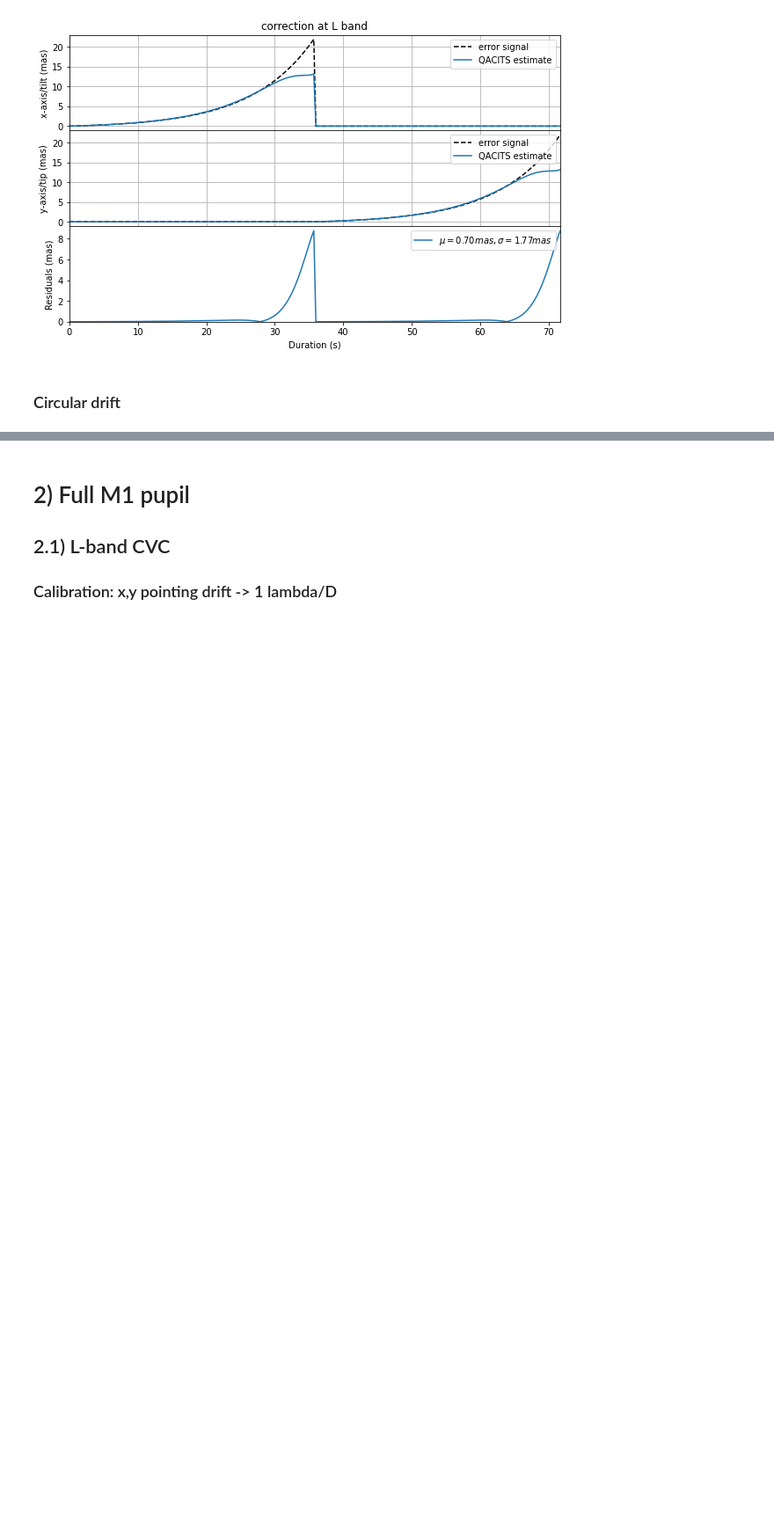
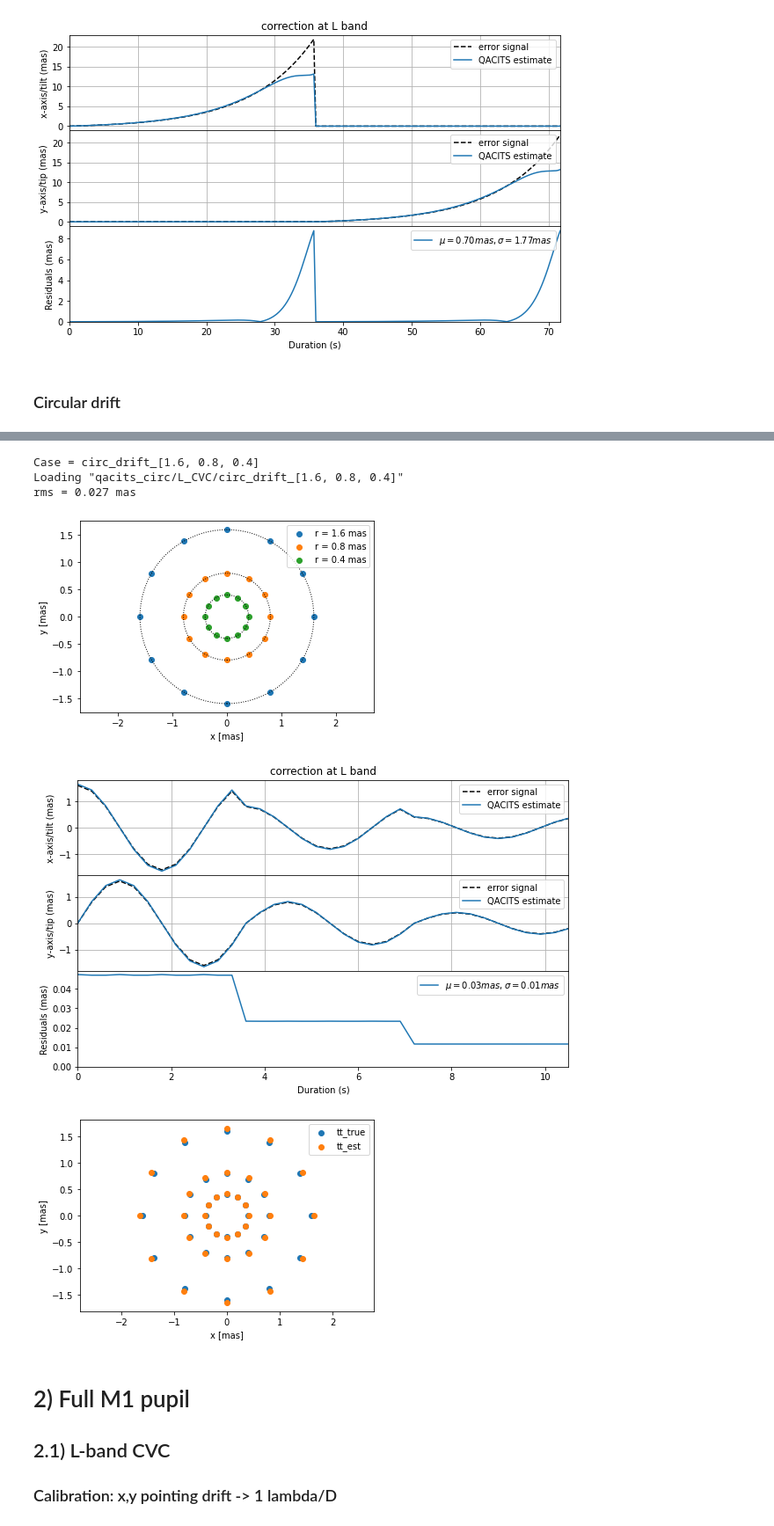
Before and after one commit to vortex-exoplanet/HEEPS, a Jupyter notebook: tools/qacits/qacits_psfs.ipynb, the cells around one changed output, grey strips where cells are left out. Shown at 88% size. Drawn from its saved outputs; the diff is of its cells as text; code cells hidden in the pictures; blank space fills up the shorter version.

```diff
--- a/tools/qacits/qacits_psfs.ipynb
+++ b/tools/qacits/qacits_psfs.ipynb
@@ -323,3 +329,14 @@ rms = 0.298 mas
+# %%
+conf, psf, psfs, tt_lamD = create_psfs('L', 'CVC', [0.0291, 0.08, 0.0317], 'circ_drift', pupil_shape='circ')
+_, tt_true, tt_est = plot_point_err(conf, psf, psfs, tt_lamD, qacits_params=circ_params);
+plot_circ_drift(tt_true, tt_est)
+# %% [output]
+Case = circ_drift_[1.6, 0.8, 0.4]
+Loading "qacits_circ/L_CVC/circ_drift_[1.6, 0.8, 0.4]"
+rms = 0.027 mas
+[figure, added]
+[figure, added]
+[figure, added]
 # %% [markdown]
 # 2) Full M1 pupil
 ## 2.1) L-band CVC
```
Also changed, not shown: parts of 4 cells of this notebook.
